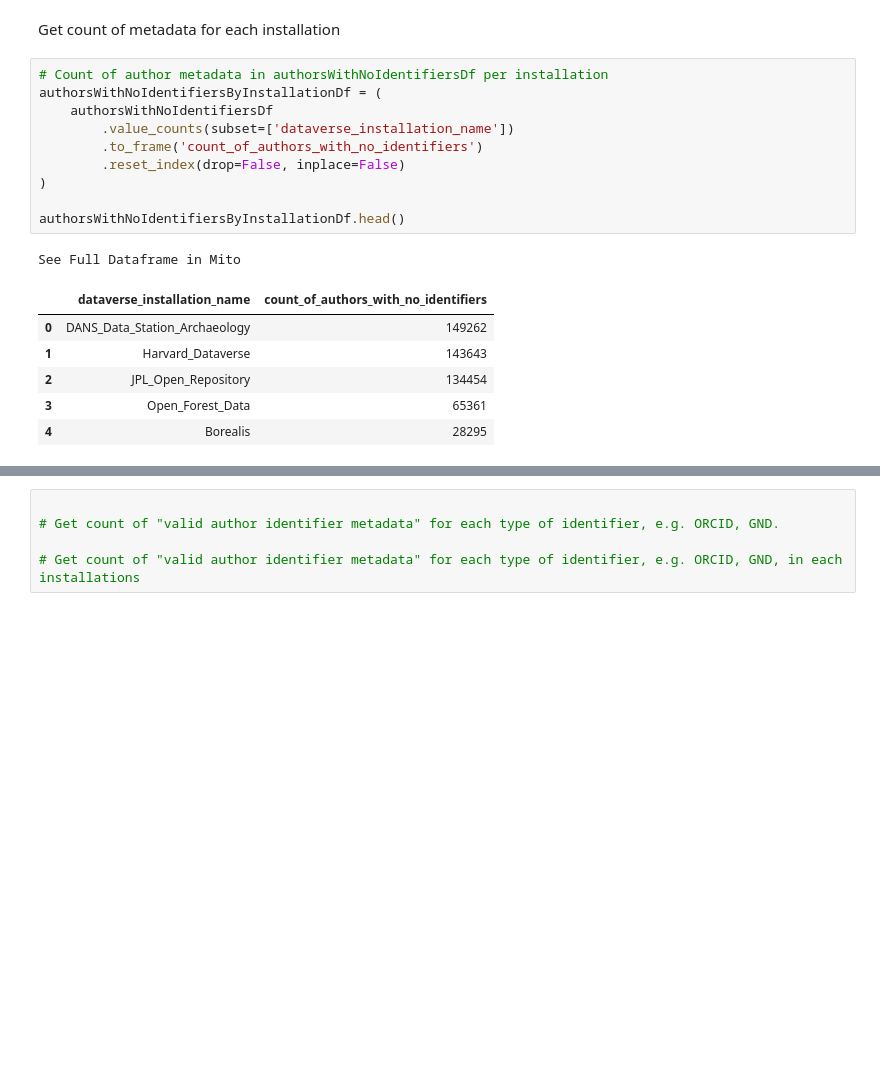
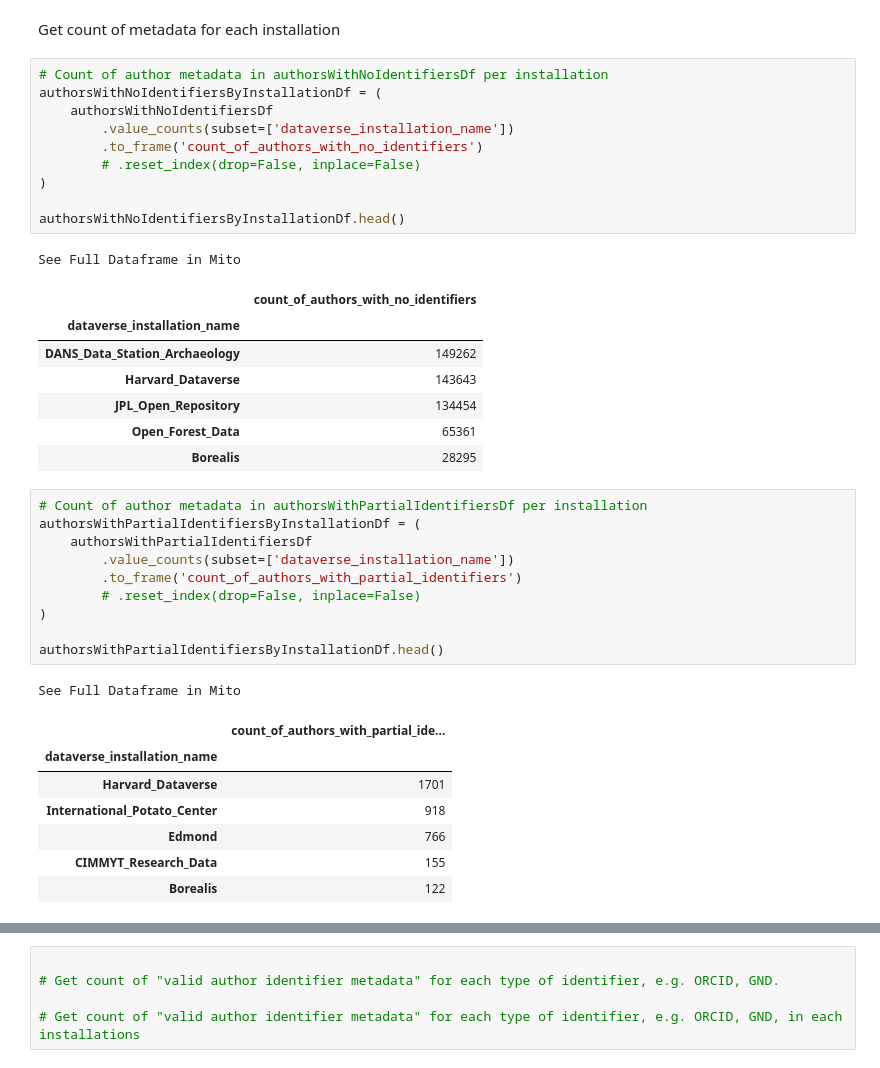
Before and after one commit to jggautier/ux-research-data-analysis, a Jupyter notebook: notebooks/PIDs_for_people_in_Dataverse_datasets/PIDs_for_people_in_HDV_datasets.ipynb, the cells around one changed output, grey strips where cells are left out. Cells and saved outputs as stored; diff of their text form; blank space fills up the shorter version.

```diff
--- a/notebooks/PIDs_for_people_in_Dataverse_datasets/PIDs_for_people_in_HDV_datasets.ipynb
+++ b/notebooks/PIDs_for_people_in_Dataverse_datasets/PIDs_for_people_in_HDV_datasets.ipynb
@@ -148,15 +150,35 @@ authorsWithNoIdentifiersByInstallationDf = (
     authorsWithNoIdentifiersDf
         .value_counts(subset=['dataverse_installation_name'])
         .to_frame('count_of_authors_with_no_identifiers')
-        .reset_index(drop=False, inplace=False)
+        # .reset_index(drop=False, inplace=False)
 )
 
 authorsWithNoIdentifiersByInstallationDf.head()
 # %% [output]
 See Full Dataframe in Mito
-|  | dataverse_installation_name | count_of_authors_with_no_identifiers |
-| 0 | DANS_Data_Station_Archaeology | 149262 |
-| 1 | Harvard_Dataverse | 143643 |
-| 2 | JPL_Open_Repository | 134454 |
-| 3 | Open_Forest_Data | 65361 |
-| 4 | Borealis | 28295 |
+|  | count_of_authors_with_no_identifiers |
+| dataverse_installation_name |  |
+| DANS_Data_Station_Archaeology | 149262 |
+| Harvard_Dataverse | 143643 |
+| JPL_Open_Repository | 134454 |
+| Open_Forest_Data | 65361 |
+| Borealis | 28295 |
+# %%
+# Count of author metadata in authorsWithPartialIdentifiersDf per installation
+authorsWithPartialIdentifiersByInstallationDf = (
+    authorsWithPartialIdentifiersDf
+        .value_counts(subset=['dataverse_installation_name'])
+        .to_frame('count_of_authors_with_partial_identifiers')
+        # .reset_index(drop=False, inplace=False)
+)
+
+authorsWithPartialIdentifiersByInstallationDf.head()
+# %% [output]
+See Full Dataframe in Mito
+|  | count_of_authors_with_partial_ide... |
+| dataverse_installation_name |  |
+| Harvard_Dataverse | 1701 |
+| International_Potato_Center | 918 |
+| Edmond | 766 |
+| CIMMYT_Research_Data | 155 |
+| Borealis | 122 |
```
Also changed, not shown: parts of 4 cells of this notebook.
